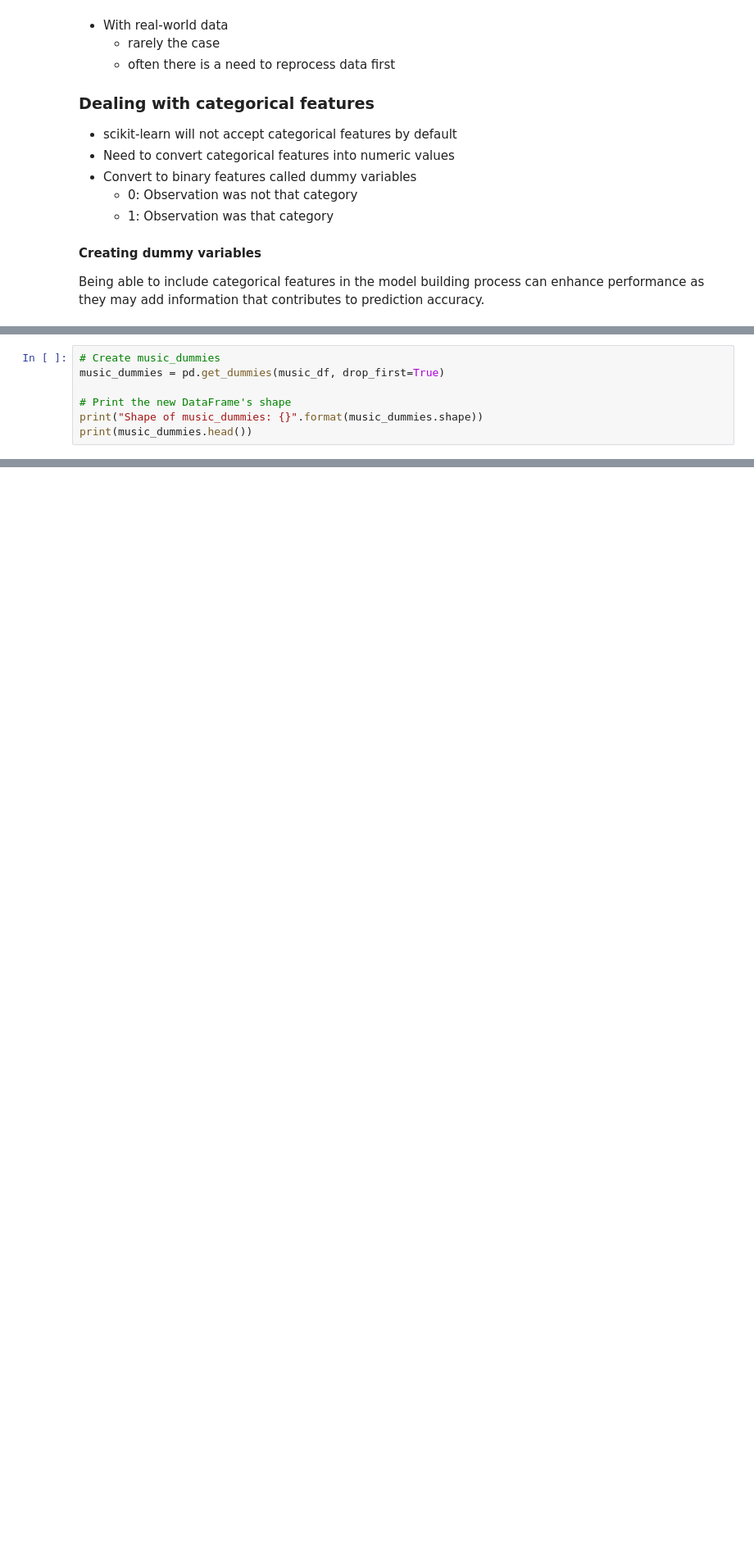
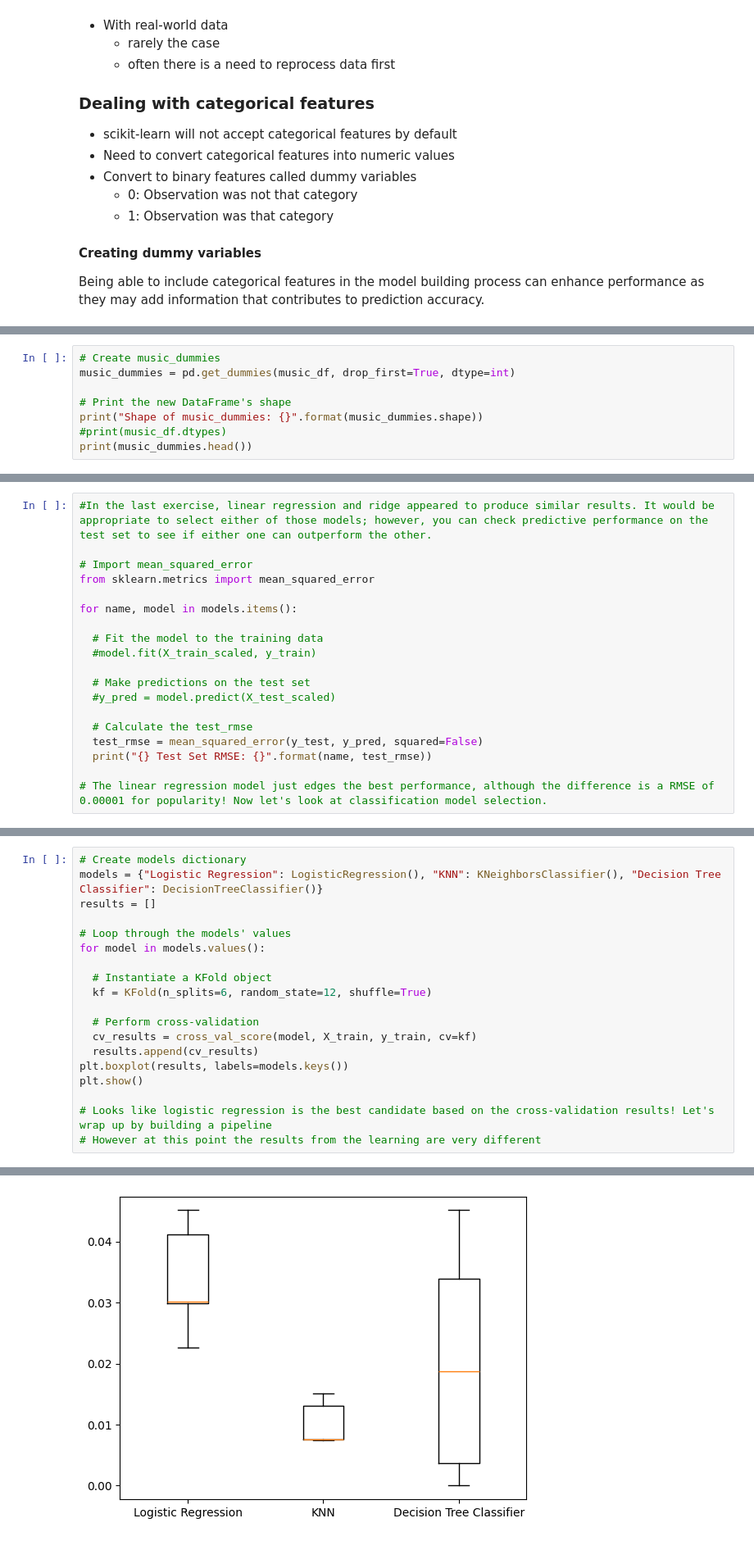
Before and after one commit to carlwilliamrix/machine-learning-fundamentals-in-python, a Jupyter notebook: 1_supervised_learning_with_scikit_learn/1_4_reprocessing_and_pipelines.ipynb, the cells around one changed output, grey strips where cells are left out. Shown at 82% size. Saved outputs shown, nothing was run; the diff lists cells and outputs as text; blank space fills up the shorter version.

```diff
--- a/1_supervised_learning_with_scikit_learn/1_4_reprocessing_and_pipelines.ipynb
+++ b/1_supervised_learning_with_scikit_learn/1_4_reprocessing_and_pipelines.ipynb
@@ -59,8 +57,9 @@ print(music_df.head())
 # %%
 # Create music_dummies
-music_dummies = pd.get_dummies(music_df, drop_first=True)
+music_dummies = pd.get_dummies(music_df, drop_first=True, dtype=int)
 
 # Print the new DataFrame's shape
 print("Shape of music_dummies: {}".format(music_dummies.shape))
+#print(music_df.dtypes)
 print(music_dummies.head())
 # %% [output]
@@ -99,0 +337,19 @@ music_df
+# %%
+#In the last exercise, linear regression and ridge appeared to produce similar results. It would be appropriate to select either of those models; however, you can check predictive performance on the test set to see if either one can outperform the other.
+
+# Import mean_squared_error
+from sklearn.metrics import mean_squared_error
+
+for name, model in models.items():
+
+  # Fit the model to the training data
+  #model.fit(X_train_scaled, y_train)
+
+  # Make predictions on the test set
+  #y_pred = model.predict(X_test_scaled)
+
+  # Calculate the test_rmse
+  test_rmse = mean_squared_error(y_test, y_pred, squared=False)
+  print("{} Test Set RMSE: {}".format(name, test_rmse))
+
+# The linear regression model just edges the best performance, although the difference is a RMSE of 0.00001 for popularity! Now let's look at classification model selection.
@@ -99,0 +358,20 @@ music_df
+# %%
+# Create models dictionary
+models = {"Logistic Regression": LogisticRegression(), "KNN": KNeighborsClassifier(), "Decision Tree Classifier": DecisionTreeClassifier()}
+results = []
+
+# Loop through the models' values
+for model in models.values():
+
+  # Instantiate a KFold object
+  kf = KFold(n_splits=6, random_state=12, shuffle=True)
+
+  # Perform cross-validation
+  cv_results = cross_val_score(model, X_train, y_train, cv=kf)
+  results.append(cv_results)
+plt.boxplot(results, labels=models.keys())
+plt.show()
+
+# Looks like logistic regression is the best candidate based on the cross-validation results! Let's wrap up by building a pipeline
+# However at this point the results from the learning are very different
+# %% [output]
@@ -99,0 +395 @@ music_df
+[figure, added]
```
Also changed, not shown: parts of 21 cells of this notebook, 2 other files.
